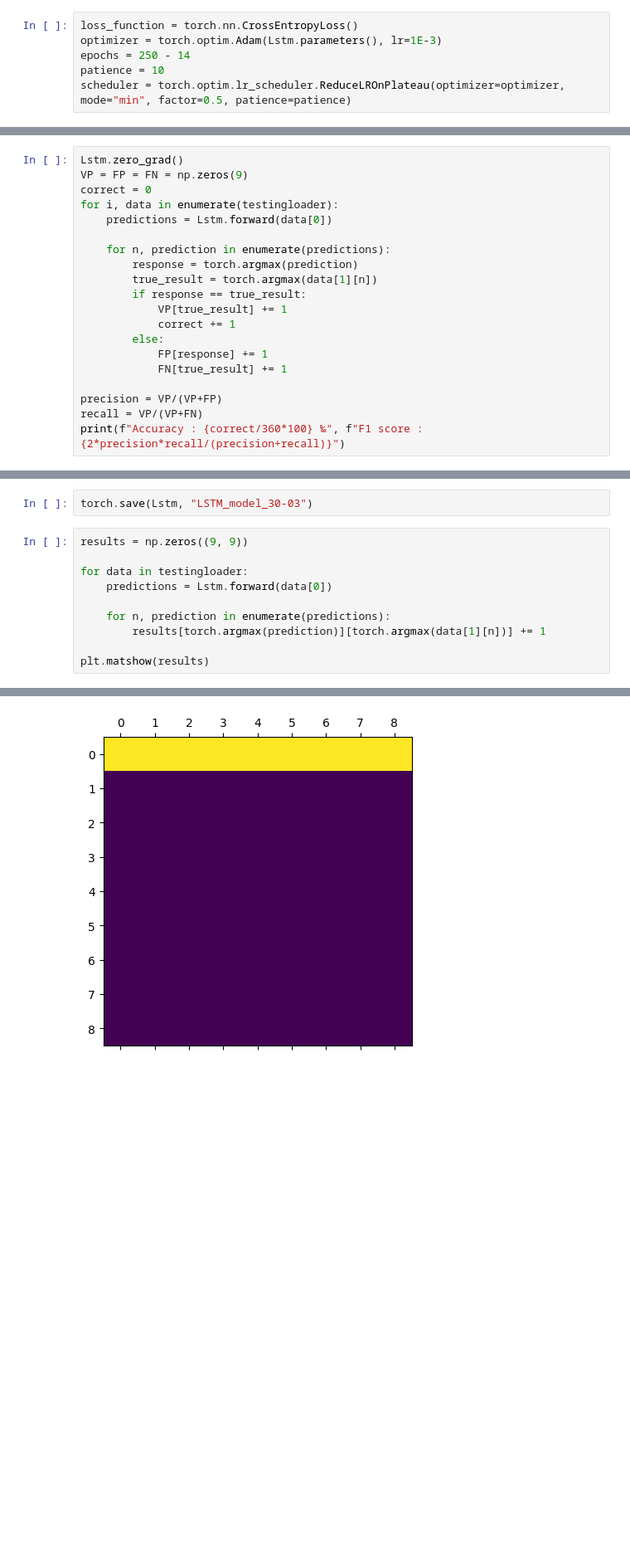
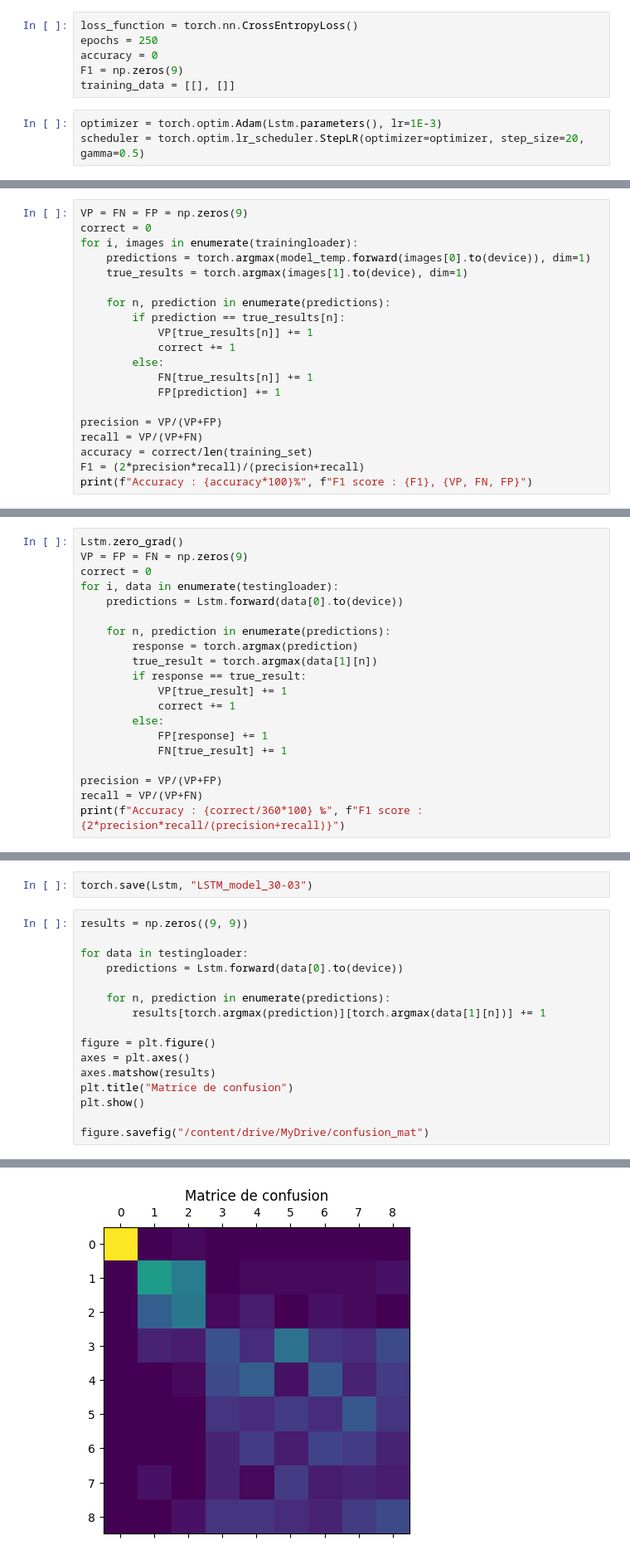
Before and after one commit to amstal/Fault-Diagnosis-Project, a Jupyter notebook: LSTM/LSTM_network.ipynb, the cells around one changed output, grey strips where cells are left out. Shown at 83% size. Cells and saved outputs as stored; diff of their text form; blank space fills up the shorter version.

```diff
--- a/LSTM/LSTM_network.ipynb
+++ b/LSTM/LSTM_network.ipynb
@@ -74,11 +92,14 @@ class LSTM_model(nn.Module):
         return x
 
 Lstm = LSTM_model(100, device)
+# %%
+loss_function = torch.nn.CrossEntropyLoss()
+epochs = 250
+accuracy = 0
+F1 = np.zeros(9)
+training_data = [[], []]
 # %%
-loss_function = torch.nn.CrossEntropyLoss()
 optimizer = torch.optim.Adam(Lstm.parameters(), lr=1E-3)
-epochs = 250 - 14
-patience = 10
-scheduler = torch.optim.lr_scheduler.ReduceLROnPlateau(optimizer=optimizer, mode="min", factor=0.5, patience=patience)
+scheduler = torch.optim.lr_scheduler.StepLR(optimizer=optimizer, step_size=20, gamma=0.5)
 # %%
 for e in range(epochs):
@@ -126,0 +153,20 @@ Epoch : 44, testing cost : 3.0522172451019287, accuracy : 26.944444444444443%
+# %%
+VP = FN = FP = np.zeros(9)
+correct = 0
+for i, images in enumerate(trainingloader):
+    predictions = torch.argmax(model_temp.forward(images[0].to(device)), dim=1)
+    true_results = torch.argmax(images[1].to(device), dim=1)
+
+    for n, prediction in enumerate(predictions):
+        if prediction == true_results[n]:
+            VP[true_results[n]] += 1
+            correct += 1
+        else:
+            FN[true_results[n]] += 1
+            FP[prediction] += 1
+
+precision = VP/(VP+FP)
+recall = VP/(VP+FN)
+accuracy = correct/len(training_set)
+F1 = (2*precision*recall)/(precision+recall)
+print(f"Accuracy : {accuracy*100}%", f"F1 score : {F1}, {VP, FN, FP}")
@@ -129,7 +177,7 @@ Lstm.zero_grad()
 VP = FP = FN = np.zeros(9)
 correct = 0
 for i, data in enumerate(testingloader):
-    predictions = Lstm.forward(data[0])
+    predictions = Lstm.forward(data[0].to(device))
 
     for n, prediction in enumerate(predictions):
         response = torch.argmax(prediction)
@@ -152,10 +200,16 @@ torch.save(Lstm, "LSTM_model_30-03")
 results = np.zeros((9, 9))
 
 for data in testingloader:
-    predictions = Lstm.forward(data[0])
+    predictions = Lstm.forward(data[0].to(device))
 
     for n, prediction in enumerate(predictions):
         results[torch.argmax(prediction)][torch.argmax(data[1][n])] += 1
 
-plt.matshow(results)
+figure = plt.figure()
+axes = plt.axes()
+axes.matshow(results)
+plt.title("Matrice de confusion")
+plt.show()
+
+figure.savefig("/content/drive/MyDrive/confusion_mat")
 # %% [output]
@@ -163 +216 @@ plt.matshow(results)
-[figure, old version]
+[figure, new version]
```
Also changed, not shown: parts of 11 cells of this notebook.
